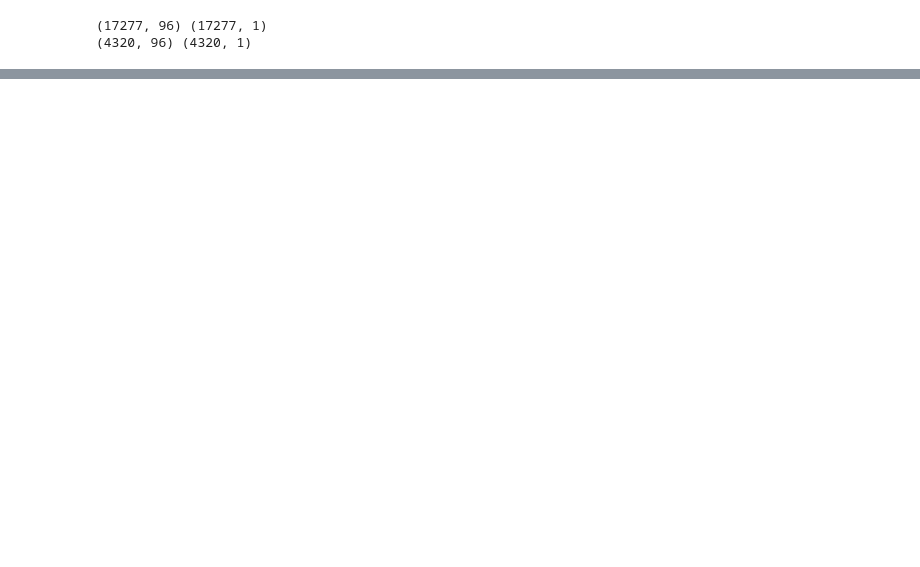
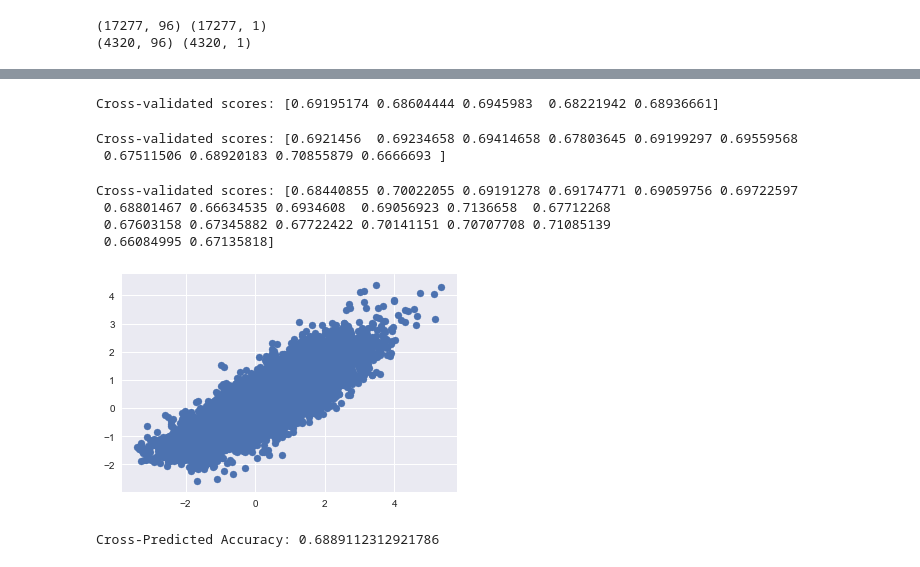
Before and after one commit to katiedave/dsc-1-final-project-online-ds-sp-000, a Jupyter notebook: PRACTICE NOTEBOOK.ipynb, the cells around one changed output, grey strips where cells are left out. Saved outputs shown, nothing was run; the diff lists cells and outputs as text; code cells hidden in the pictures; blank space fills up the shorter version.

```diff
--- a/PRACTICE NOTEBOOK.ipynb
+++ b/PRACTICE NOTEBOOK.ipynb
@@ -171,0 +202,5 @@ print('Test MSE:', test_mse)
+# %%
+df_smaller = df_smaller.drop(['flrs_1', 'flrs_1_5', 'flrs_2', 'flrs_2_5', 'flrs_3',
+       'flrs_3_5'], axis=1)
+# %%
+df_smaller = df_smaller.drop(['view_0', 'view_1', 'view_2', 'view_3', 'view_4'], axis=1)
@@ -171,0 +216,11 @@ print('Test MSE:', test_mse)
+# %%
+import statsmodels.api as sn
+from statsmodels.formula.api import ols
+
+outcome = 'log_price'
+predictors = df_smaller.drop(['log_price','grade_3','grade_4','grade_5','grade_6','grade_7','grade_8'], axis=1)
+pred_sum = "+".join(predictors.columns)
+formula = outcome + "~" + pred_sum
+
+model = ols(formula=formula, data=df_smaller).fit()
+model.summary()
@@ -171,0 +255,3 @@ print('Test MSE:', test_mse)
+# %%
+X1= df_smaller.drop(['log_price','grade_3','grade_4','grade_5','grade_6','grade_7','grade_8'], axis=1)
+X1.head()
@@ -171,0 +265,33 @@ print('Test MSE:', test_mse)
+# %%
+# Perform 5-fold cross validation
+scores = cross_val_score(model, X1, y, cv=5, scoring="r2")
+print('Cross-validated scores:', scores)
+# %% [output]
+Cross-validated scores: [0.69195174 0.68604444 0.6945983  0.68221942 0.68936661]
+# %%
+# Perform 10-fold cross validation
+scores = cross_val_score(model, X1, y, cv=10, scoring='r2')
+print('Cross-validated scores:', scores)
+# %% [output]
+Cross-validated scores: [0.6921456  0.69234658 0.69414658 0.67803645 0.69199297 0.69559568
+ 0.67511506 0.68920183 0.70855879 0.6666693 ]
+# %%
+# Perform 20-fold cross validation
+scores = cross_val_score(model, X1, y, cv=20)
+print('Cross-validated scores:', scores)
+# %% [output]
+Cross-validated scores: [0.68440855 0.70022055 0.69191278 0.69174771 0.69059756 0.69722597
+ 0.68801467 0.66634535 0.6934608  0.69056923 0.7136658  0.67712268
+ 0.67603158 0.67345882 0.67722422 0.70141151 0.70707708 0.71085139
+ 0.66084995 0.67135818]
+# %%
+# Make cross validated predictions
+cross_predictions = cross_val_predict(model, X1, y, cv=5)
+plt.scatter(y, cross_predictions);
+# %% [output]
+[figure, added]
+# %%
+accuracy = metrics.r2_score(y, cross_predictions)
+print('Cross-Predicted Accuracy:', accuracy)
+# %% [output]
+Cross-Predicted Accuracy: 0.6889112312921786
```
Also changed, not shown: parts of 26 cells of this notebook, 1 other file.
